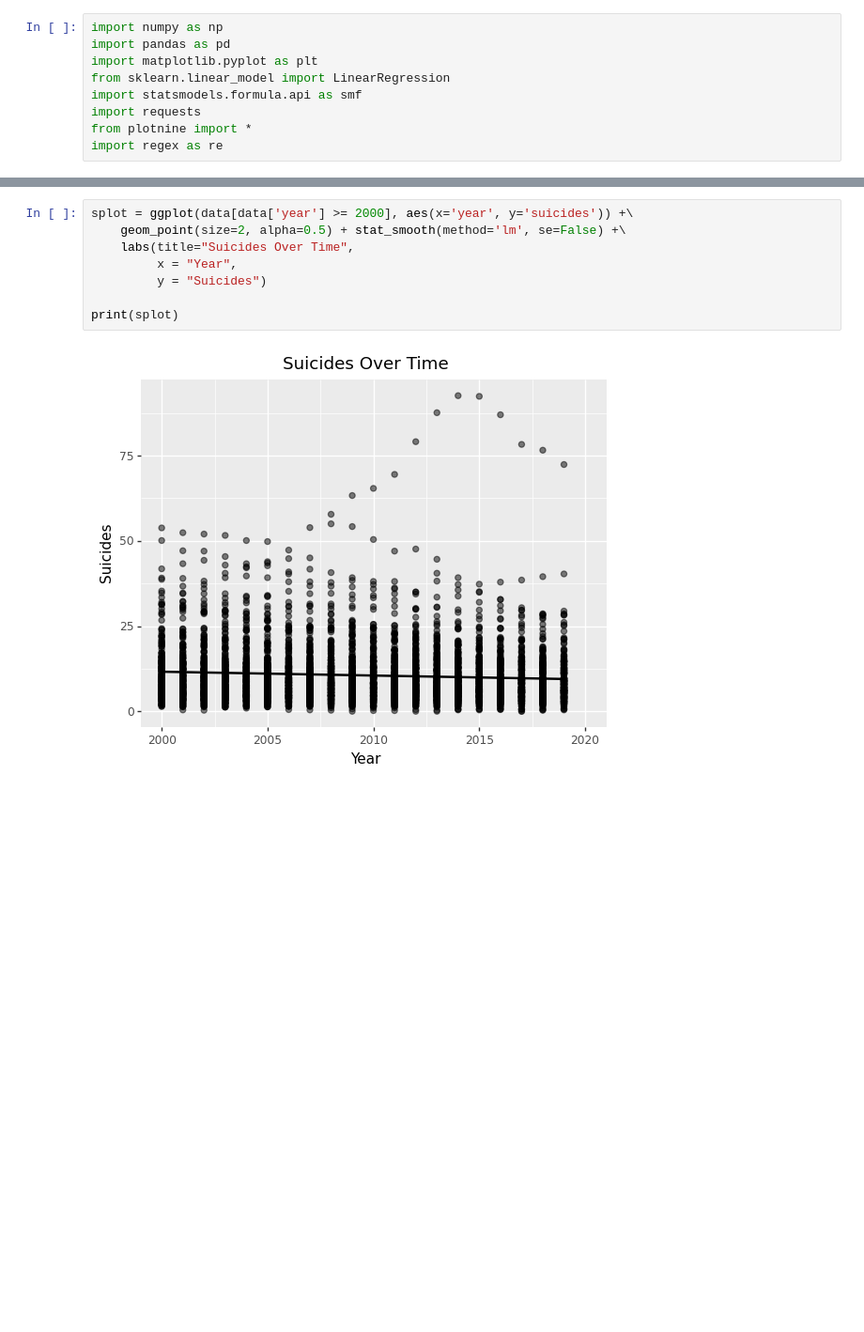
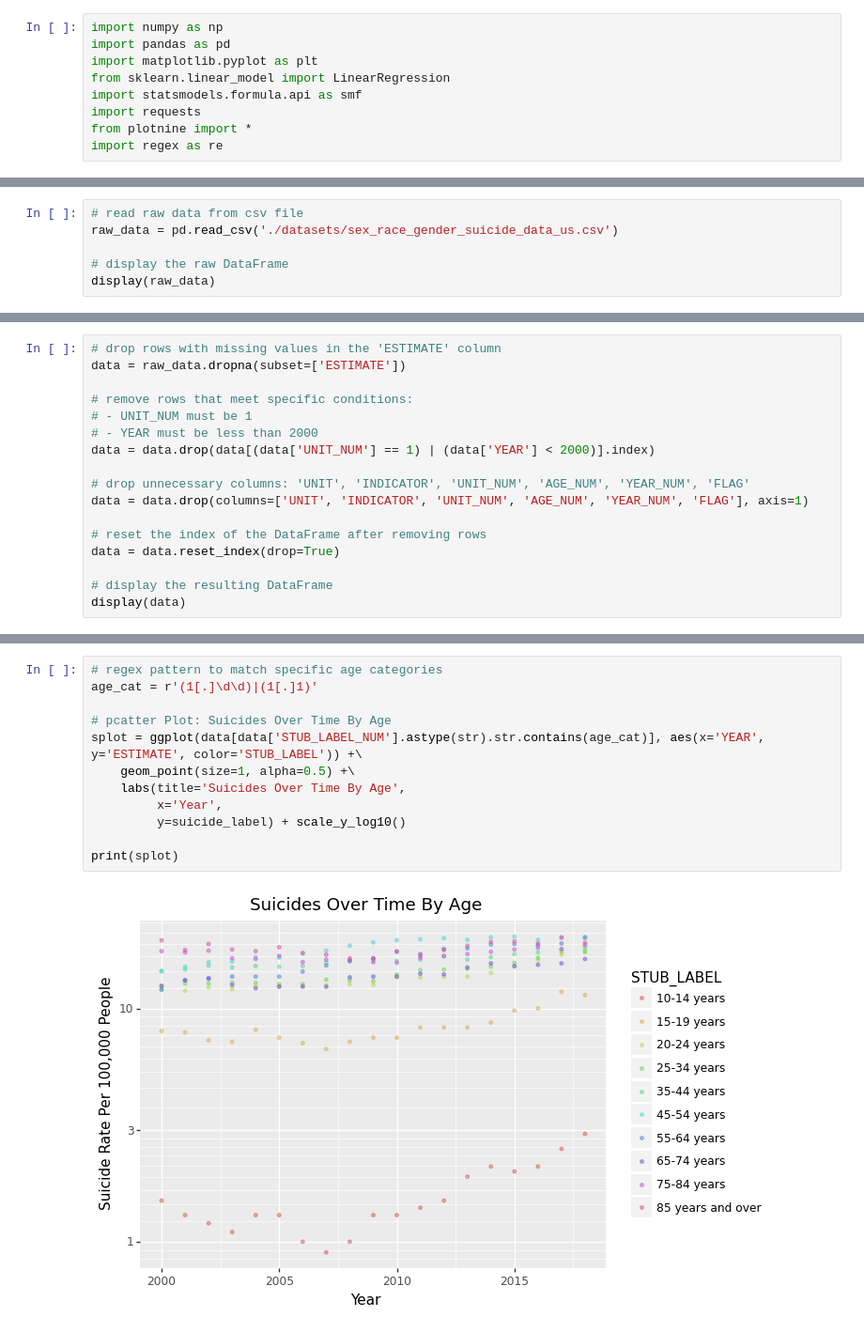
Before and after one commit to wadoodbutt/wadoodbutt.github.io, a Jupyter notebook: final_tutorial.ipynb, the cells around one changed output, grey strips where cells are left out. Shown: that part at 94% size. Drawn from its saved outputs; the diff is of its cells as text; blank space fills up the shorter version.

```diff
--- a/final_tutorial.ipynb
+++ b/final_tutorial.ipynb
@@ -196,0 +210,6 @@ print(splot)
+# %%
+# read raw data from csv file
+raw_data = pd.read_csv('./datasets/sex_race_gender_suicide_data_us.csv')
+
+# display the raw DataFrame
+display(raw_data)
@@ -196,0 +230,17 @@ print(splot)
+# %%
+# drop rows with missing values in the 'ESTIMATE' column
+data = raw_data.dropna(subset=['ESTIMATE'])
+
+# remove rows that meet specific conditions:
+# - UNIT_NUM must be 1
+# - YEAR must be less than 2000
+data = data.drop(data[(data['UNIT_NUM'] == 1) | (data['YEAR'] < 2000)].index)
+
+# drop unnecessary columns: 'UNIT', 'INDICATOR', 'UNIT_NUM', 'AGE_NUM', 'YEAR_NUM', 'FLAG'
+data = data.drop(columns=['UNIT', 'INDICATOR', 'UNIT_NUM', 'AGE_NUM', 'YEAR_NUM', 'FLAG'], axis=1)
+
+# reset the index of the DataFrame after removing rows
+data = data.reset_index(drop=True)
+
+# display the resulting DataFrame
+display(data)
@@ -197,10 +292,14 @@ print(splot)
 # %%
-splot = ggplot(data[data['year'] >= 2000], aes(x='year', y='suicides')) +\
-    geom_point(size=2, alpha=0.5) + stat_smooth(method='lm', se=False) +\
-    labs(title="Suicides Over Time",
-         x = "Year",
-         y = "Suicides")
+# regex pattern to match specific age categories
+age_cat = r'(1[.]\d\d)|(1[.]1)'
+
+# pcatter Plot: Suicides Over Time By Age
+splot = ggplot(data[data['STUB_LABEL_NUM'].astype(str).str.contains(age_cat)], aes(x='YEAR', y='ESTIMATE', color='STUB_LABEL')) +\
+    geom_point(size=1, alpha=0.5) +\
+    labs(title='Suicides Over Time By Age',
+         x='Year',
+         y=suicide_label) + scale_y_log10()
 
 print(splot)
 # %% [output]
-[figure, old version]
+[figure, new version]
```
Also changed, not shown: parts of 22 cells of this notebook.
